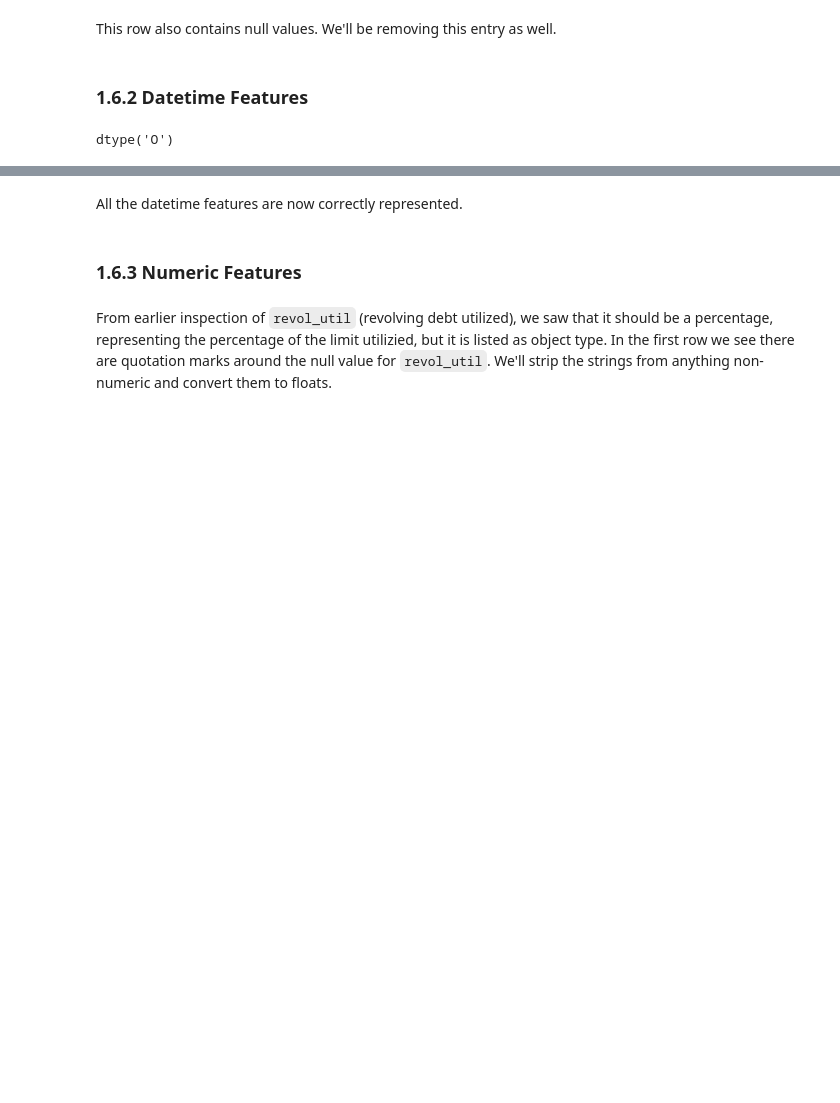
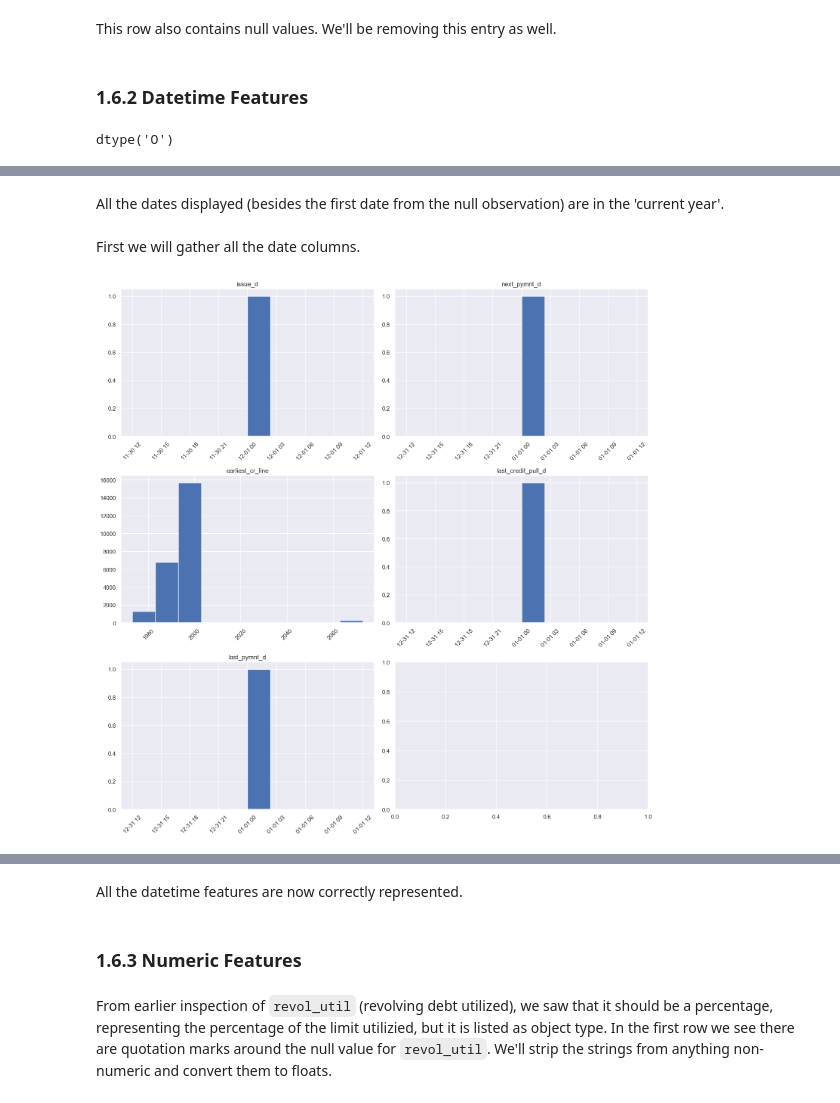
Before and after one commit to issacgomez07/Capstone-2-LendingClub-Defaults, a Jupyter notebook: notebooks/01_data_wrangling.ipynb, the cells around one changed output, grey strips where cells are left out. Drawn from its saved outputs; the diff is of its cells as text; code cells hidden in the pictures; blank space fills up the shorter version.

```diff
--- a/notebooks/01_data_wrangling.ipynb
+++ b/notebooks/01_data_wrangling.ipynb
@@ -26,6 +26,9 @@ import pandas as pd
 import matplotlib.pyplot as plt
 import seaborn as sns
 import os
+import datetime as dt
+sns.set()
+pd.set_option('display.max_columns',40)
 # %% [markdown]
 First we import the appropriate libraries.
 # %% [markdown]
@@ -360,0 +366,25 @@ The `issue_d` (issue date) column is of object type and we will convert it to da
+# %% [markdown]
+All the dates displayed (besides the first date from the null observation) are in the 'current year'.
+# %%
+df_dates = loan_default_corrected_types.loc[:,['issue_d','earliest_cr_line','last_pymnt_d','next_pymnt_d','last_credit_pull_d']]
+# %% [markdown]
+First we will gather all the date columns.
+# %%
+fig, ax = plt.subplots(3,2, figsize=(15,15))
+
+for idx, col in enumerate(df_dates.columns):
+    df_dates[col] = pd.to_datetime(df_dates[col], errors='coerce')
+
+    if idx < 3:
+        ax[idx,0].hist(df_dates[col])
+        ax[idx,0].set_title(f'{col}')
+        ax[idx,0].tick_params(axis='x', rotation=45)
+    else:
+        ax[idx-3,1].hist(df_dates[col])
+        ax[idx-3,1].set_title(f'{col}')
+        ax[idx-3,1].tick_params(axis='x', rotation=45)
+
+plt.tight_layout()
+plt.show()
+# %% [output]
+[figure, added]
```
Also changed, not shown: parts of 30 cells of this notebook, 2 other files.
